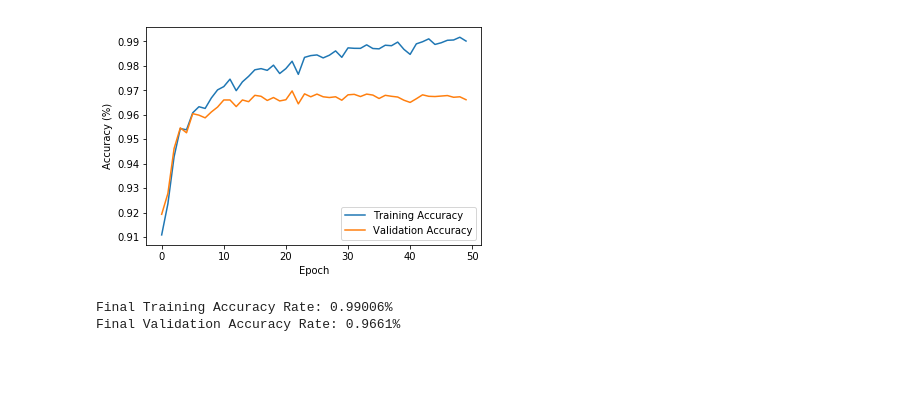
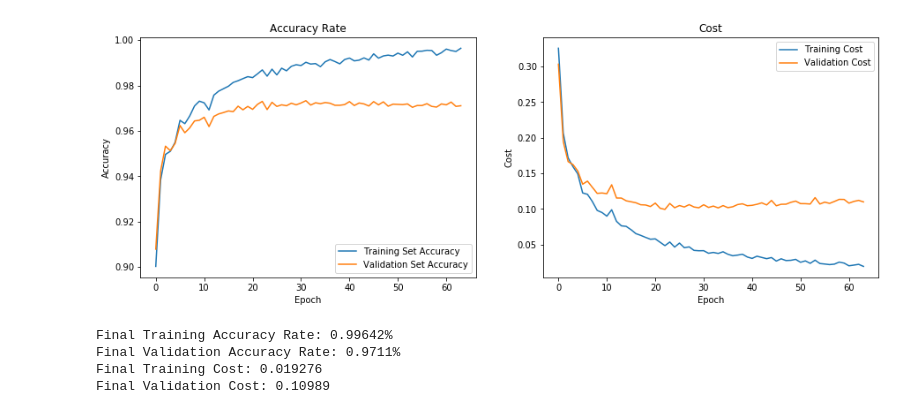
Before and after one commit to vchiley/SIMNN, a Jupyter notebook: mnist_mlp.ipynb, the cells around one changed output. Saved outputs shown, nothing was run; the diff lists cells and outputs as text; code cells hidden in the pictures; blank space fills up the shorter version.

```diff
--- a/mnist_mlp.ipynb
+++ b/mnist_mlp.ipynb
@@ -36,5 +46,5 @@ model = Model(layers, dataset, CrossEntropy(), class_task=True)
 # %%
 # fit model to datas
-model.fit(dataset, num_epochs=50, val_set=val_set, b_size=128, shuffle=True,
-          initial_learn=1e-3, aneal_T=30, verbose=True)
+model.fit(dataset, num_epochs=64, val_set=val_set, initial_learn=1e-3,
+          aneal_T=30, shuffle=True, b_size=128, verbose=True, e_stop=False)
 # %% [output]
@@ -42,14 +52,28 @@ Epoch: 49, time: 63.76s, with train cost 0.03636, Train Acc 0.9901, Val Acc 0.96
 # %%
-# plot Accuracies
-plt.plot(model.acc_e, label='Training Accuracy')
-plt.plot(model.v_acc_e, label='Validation Accuracy')
-plt.legend()
-plt.xlabel('Epoch')
-plt.ylabel('Accuracy (%)')
+# plot Accuracies and Costs for Training and Validation set
+f, (ax1, ax2) = plt.subplots(1, 2, figsize=(15, 5))
+ax1.plot(model.acc_e, label='Training Set Accuracy')
+ax1.plot(model.v_acc_e, label='Validation Set Accuracy')
+ax1.legend()
+ax1.set_xlabel('Epoch')
+ax1.set_ylabel('Accuracy')
+ax1.set_title('Accuracy Rate')
+ax2.plot(model.cost_e, label='Training Cost')
+ax2.plot(model.v_cost_e, label='Validation Cost')
+ax2.legend()
+ax2.set_xlabel('Epoch')
+ax2.set_ylabel('Cost')
+ax2.set_title('Cost')
 plt.show()
+
 print("Final Training Accuracy Rate: {:.5}%".format(model.acc_e[-1]))
 print("Final Validation Accuracy Rate: {:.5}%".format(model.v_acc_e[-1]))
+
+print("Final Training Cost: {:.5}".format(model.cost_e[-1]))
+print("Final Validation Cost: {:.5}".format(model.v_cost_e[-1]))
 # %% [output]
-[figure, old version]
+[figure, new version]
-Final Training Accuracy Rate: 0.99006%
-Final Validation Accuracy Rate: 0.9661%
+Final Training Accuracy Rate: 0.99642%
+Final Validation Accuracy Rate: 0.9711%
+Final Training Cost: 0.019276
+Final Validation Cost: 0.10989
```
Also changed, not shown: parts of 5 cells of this notebook, 1 other file.
